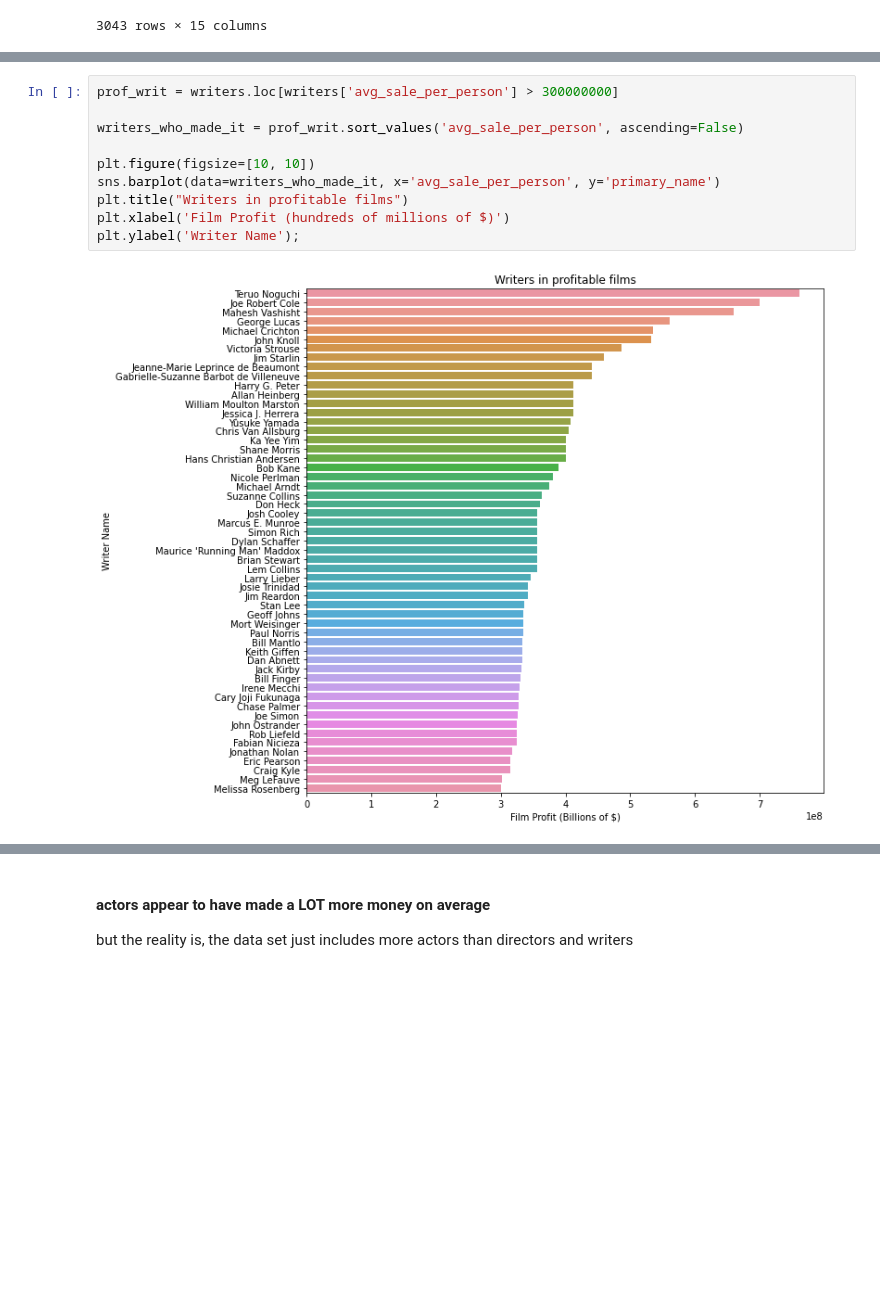
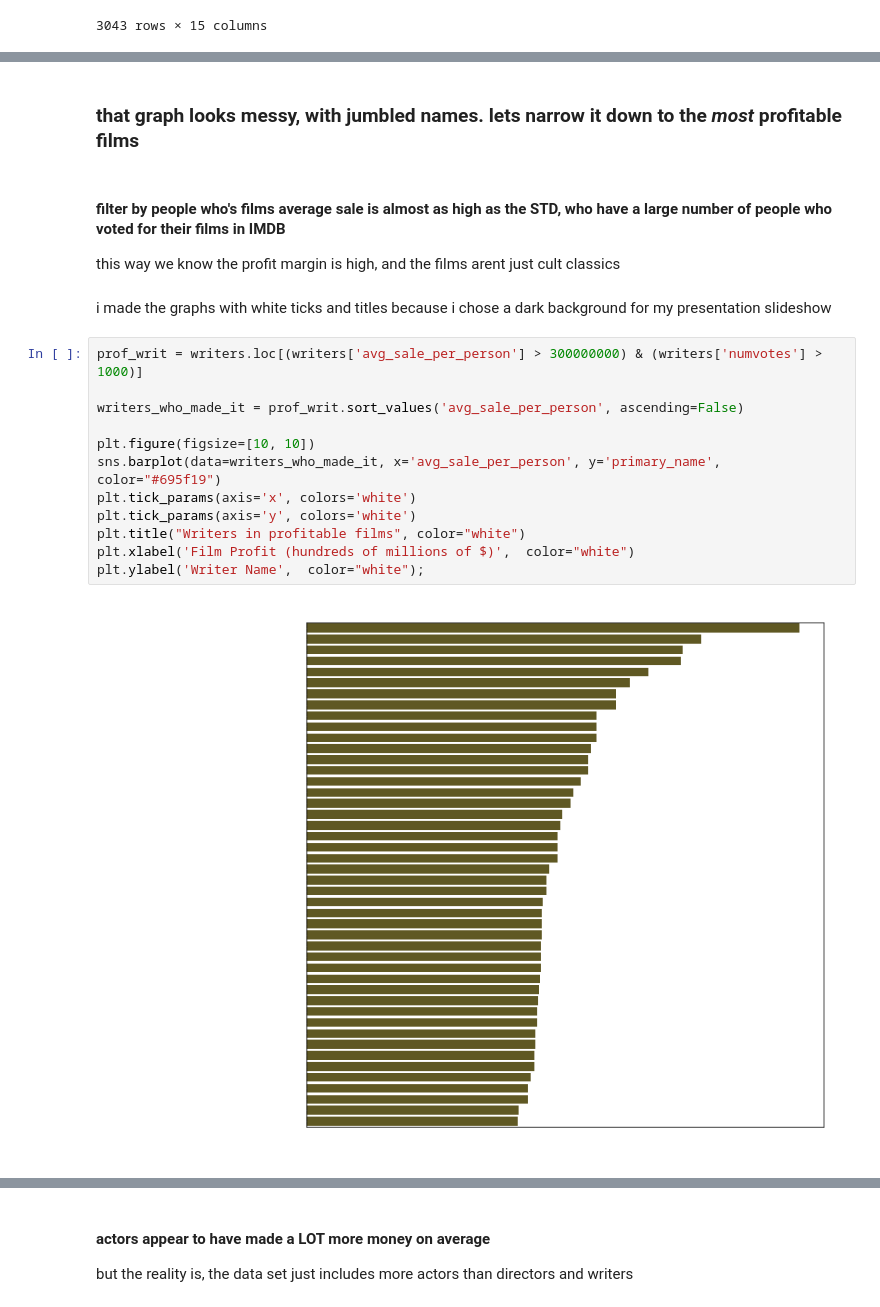
Before and after one commit to yonichanowitz/dsc-phase_one_final, a Jupyter notebook: index.ipynb, the cells around one changed output, grey strips where cells are left out. Drawn from its saved outputs; the diff is of its cells as text; blank space fills up the shorter version.

```diff
--- a/index.ipynb
+++ b/index.ipynb
@@ -577,12 +593,21 @@ plt.ylabel('Writer Name');
+# %% [markdown]
+### that graph looks messy, with jumbled names. lets narrow it down to the *most* profitable films
+# %% [markdown]
+#### filter by people who's films average sale is almost as high as the STD, who have a large number of people who voted for their films in IMDB
+this way we know the profit margin is high, and the films arent just cult classics
+# %% [markdown]
+i made the graphs with white ticks and titles because i chose a dark background for my presentation slideshow
 # %%
-prof_writ = writers.loc[writers['avg_sale_per_person'] > 300000000]
+prof_writ = writers.loc[(writers['avg_sale_per_person'] > 300000000) & (writers['numvotes'] > 1000)]
 
 writers_who_made_it = prof_writ.sort_values('avg_sale_per_person', ascending=False)
 
 plt.figure(figsize=[10, 10])
-sns.barplot(data=writers_who_made_it, x='avg_sale_per_person', y='primary_name')
-plt.title("Writers in profitable films")
-plt.xlabel('Film Profit (hundreds of millions of $)')
-plt.ylabel('Writer Name');
+sns.barplot(data=writers_who_made_it, x='avg_sale_per_person', y='primary_name', color="#695f19")
+plt.tick_params(axis='x', colors='white')
+plt.tick_params(axis='y', colors='white')
+plt.title("Writers in profitable films", color="white")
+plt.xlabel('Film Profit (hundreds of millions of $)',  color="white")
+plt.ylabel('Writer Name',  color="white");
 # %% [output]
-[figure, old version]
+[figure, new version]
```
Also changed, not shown: parts of 29 cells of this notebook, 2 other files.
